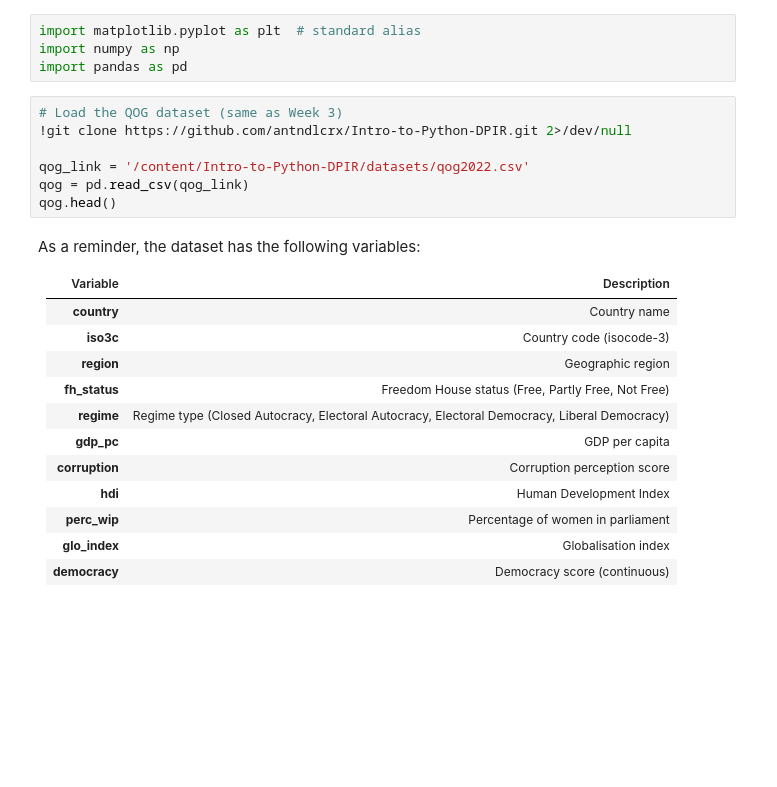
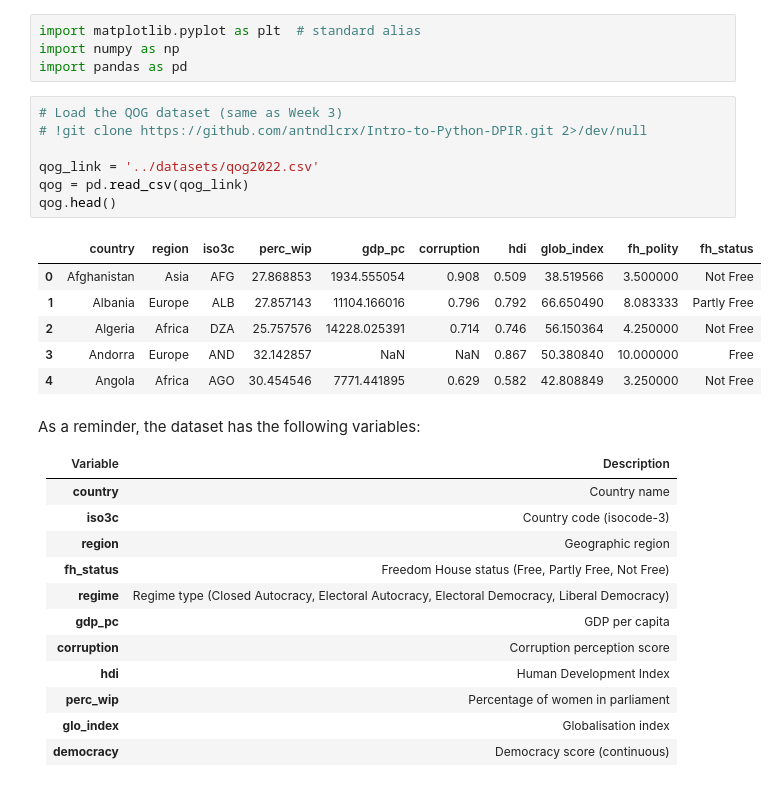
Before and after one commit to antndlcrx/Intro-to-Python-DPIR, a Jupyter notebook: Week 4/W4_visualisations_refined.ipynb, the cells around one changed output. Saved outputs shown, nothing was run; the diff lists cells and outputs as text; blank space fills up the shorter version.

```diff
--- a/Week 4/W4_visualisations_refined.ipynb
+++ b/Week 4/W4_visualisations_refined.ipynb
@@ -50,11 +50,18 @@ import numpy as np
 import pandas as pd
 # %%
 # Load the QOG dataset (same as Week 3)
-!git clone https://github.com/antndlcrx/Intro-to-Python-DPIR.git 2>/dev/null
+# !git clone https://github.com/antndlcrx/Intro-to-Python-DPIR.git 2>/dev/null
 
-qog_link = '/content/Intro-to-Python-DPIR/datasets/qog2022.csv'
+qog_link = '../datasets/qog2022.csv'
 qog = pd.read_csv(qog_link)
 qog.head()
+# %% [output]
+|  | country | region | iso3c | perc_wip | gdp_pc | corruption | hdi | glob_index | fh_polity | fh_status |
+| 0 | Afghanistan | Asia | AFG | 27.868853 | 1934.555054 | 0.908 | 0.509 | 38.519566 | 3.500000 | Not Free |
+| 1 | Albania | Europe | ALB | 27.857143 | 11104.166016 | 0.796 | 0.792 | 66.650490 | 8.083333 | Partly Free |
+| 2 | Algeria | Africa | DZA | 25.757576 | 14228.025391 | 0.714 | 0.746 | 56.150364 | 4.250000 | Not Free |
+| 3 | Andorra | Europe | AND | 32.142857 | NaN | NaN | 0.867 | 50.380840 | 10.000000 | Free |
+| 4 | Angola | Africa | AGO | 30.454546 | 7771.441895 | 0.629 | 0.582 | 42.808849 | 3.250000 | Not Free |
 # %% [markdown]
 As a reminder, the dataset has the following variables:
 
```
Also changed, not shown: parts of 20 cells of this notebook.
